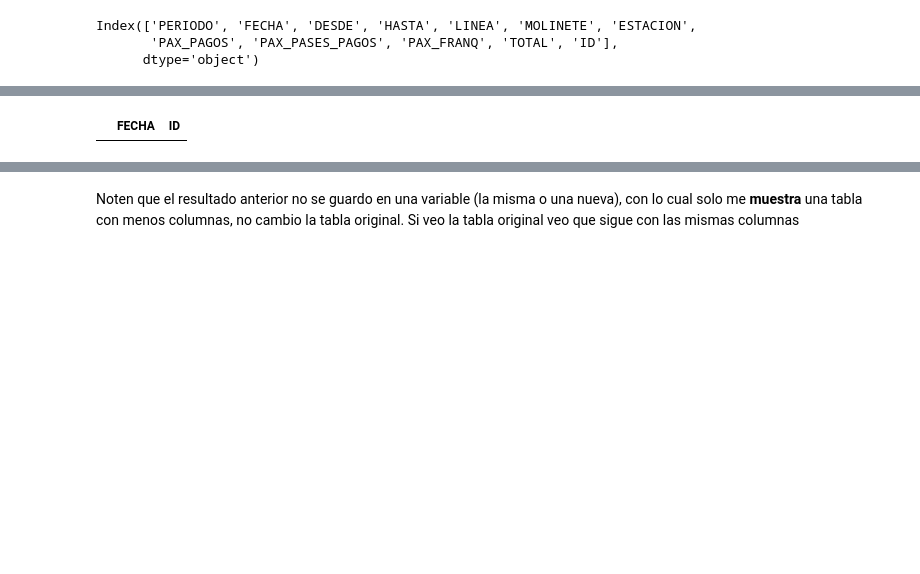
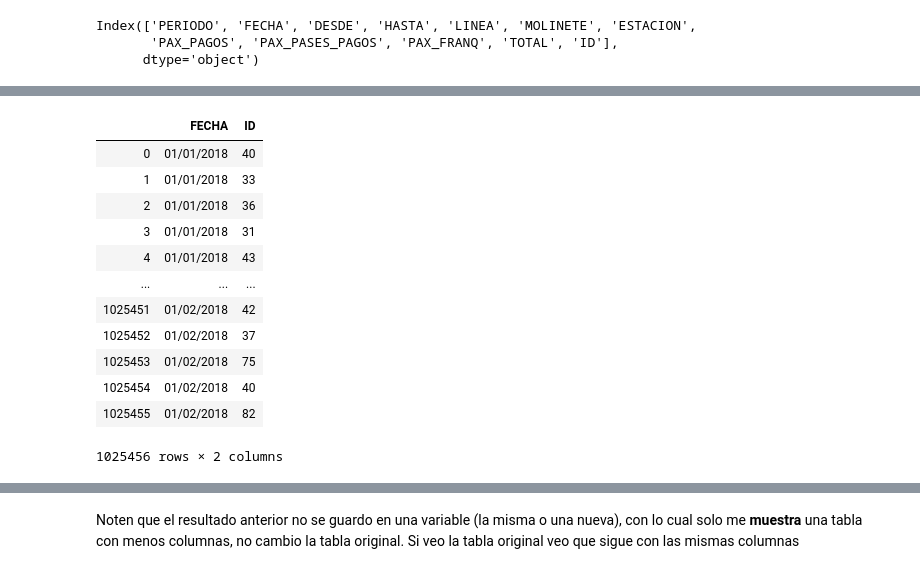
Before and after one commit to alephcero/analisis_espacial_python_2019, a Jupyter notebook: clase_2/lab_01 - Pandas.ipynb, the cells around one changed output, grey strips where cells are left out. Saved outputs shown, nothing was run; the diff lists cells and outputs as text; code cells hidden in the pictures; blank space fills up the shorter version.

```diff
--- a/clase_2/lab_01 - Pandas.ipynb
+++ b/clase_2/lab_01 - Pandas.ipynb
@@ -184,5 +209,5 @@ Name: PERIODO, dtype: float64
 # %%
 #nos quedamos con la data mas reciente con el metodo LOC para seleccionar subset de datos
-db = db.loc[db.PERIODO == 201802,:]
+db = db.loc[(db.PERIODO == 201802) & (),:]
 db.PERIODO.value_counts()
 # %% [output]
@@ -224,6 +248,18 @@ db.head()
 # %%
 #usamos true y false en columnas
-db.loc[:5,[True, False,False, False, False, False, False,
+db.loc[:1025455,[True, False,False, False, False, False, False,
        False, False, False, True]]
 # %% [output]
 |  | FECHA | ID |
+| 0 | 01/01/2018 | 40 |
+| 1 | 01/01/2018 | 33 |
+| 2 | 01/01/2018 | 36 |
+| 3 | 01/01/2018 | 31 |
+| 4 | 01/01/2018 | 43 |
+| ... | ... | ... |
+| 1025451 | 01/02/2018 | 42 |
+| 1025452 | 01/02/2018 | 37 |
+| 1025453 | 01/02/2018 | 75 |
+| 1025454 | 01/02/2018 | 40 |
+| 1025455 | 01/02/2018 | 82 |
+1025456 rows × 2 columns
```
Also changed, not shown: parts of 94 cells of this notebook, 2 other files.
